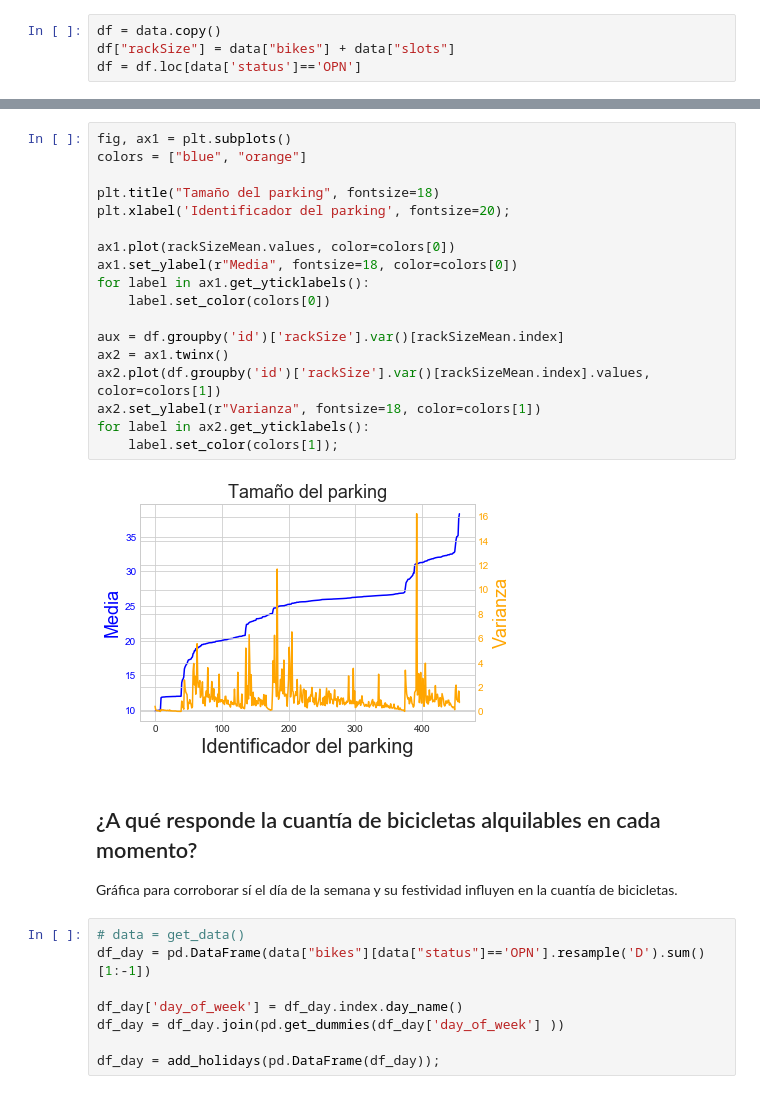
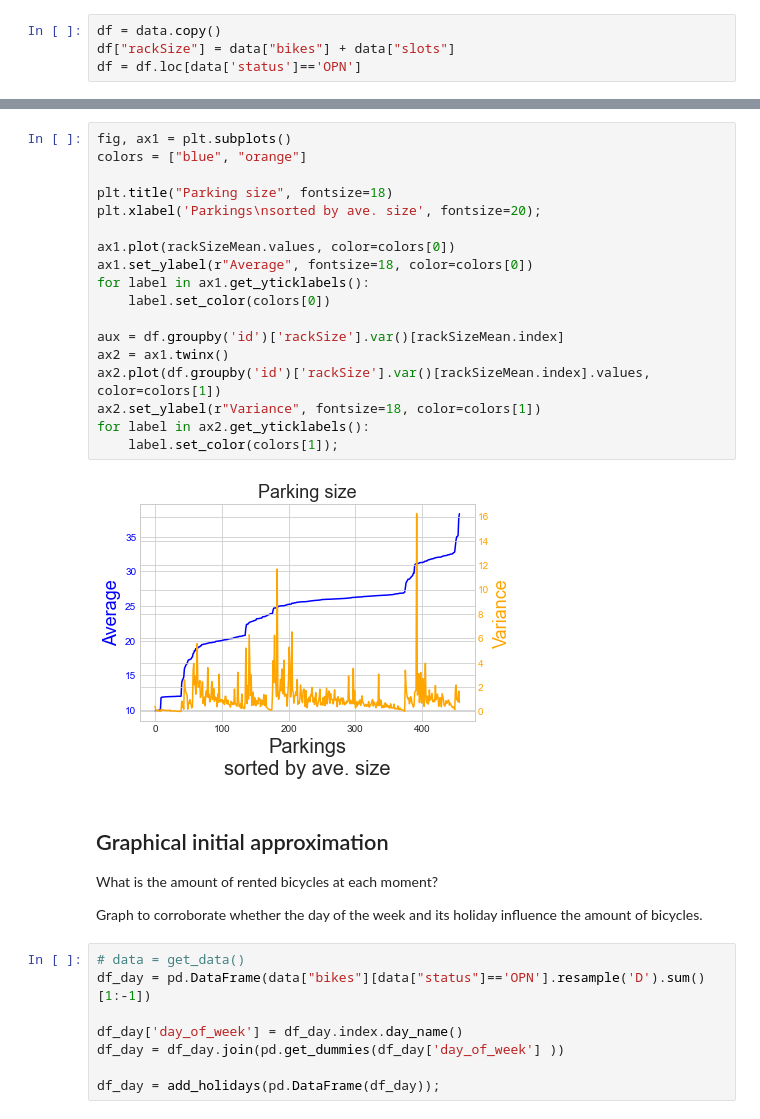
Before and after one commit to juanMarinero/bicingBarcelona, a Jupyter notebook: main.ipynb, the cells around one changed output, grey strips where cells are left out. Drawn from its saved outputs; the diff is of its cells as text.

```diff
--- a/main.ipynb
+++ b/main.ipynb
@@ -104,27 +144,29 @@ Y a su vez en cada parquing fluctúa en gran medida la disponibilidad. En la sig
 # %%
 fig, ax1 = plt.subplots()
 colors = ["blue", "orange"]
 
-plt.title("Tamaño del parking", fontsize=18)
-plt.xlabel('Identificador del parking', fontsize=20);
+plt.title("Parking size", fontsize=18)
+plt.xlabel('Parkings\nsorted by ave. size', fontsize=20);
 
 ax1.plot(rackSizeMean.values, color=colors[0])
-ax1.set_ylabel(r"Media", fontsize=18, color=colors[0])
+ax1.set_ylabel(r"Average", fontsize=18, color=colors[0])
 for label in ax1.get_yticklabels():
     label.set_color(colors[0])
 
 aux = df.groupby('id')['rackSize'].var()[rackSizeMean.index]
 ax2 = ax1.twinx()
 ax2.plot(df.groupby('id')['rackSize'].var()[rackSizeMean.index].values, color=colors[1])
-ax2.set_ylabel(r"Varianza", fontsize=18, color=colors[1])
+ax2.set_ylabel(r"Variance", fontsize=18, color=colors[1])
 for label in ax2.get_yticklabels():
     label.set_color(colors[1]);
 # %% [output]
-[figure, old version]
+[figure, new version]
-# %% [markdown]
-## ¿A qué responde la cuantía de bicicletas alquilables en cada momento?
-
-Gráfica para corroborar sí el día de la semana y su festividad influyen en la cuantía de bicicletas.
+# %% [markdown]
+## Graphical initial approximation
+
+What is the amount of rented bicycles at each moment?
+
+Graph to corroborate whether the day of the week and its holiday influence the amount of bicycles.
 # %%
 # data = get_data()
 df_day = pd.DataFrame(data["bikes"][data["status"]=='OPN'].resample('D').sum()[1:-1])
```
Also changed, not shown: parts of 127 cells of this notebook, 9 other files.
